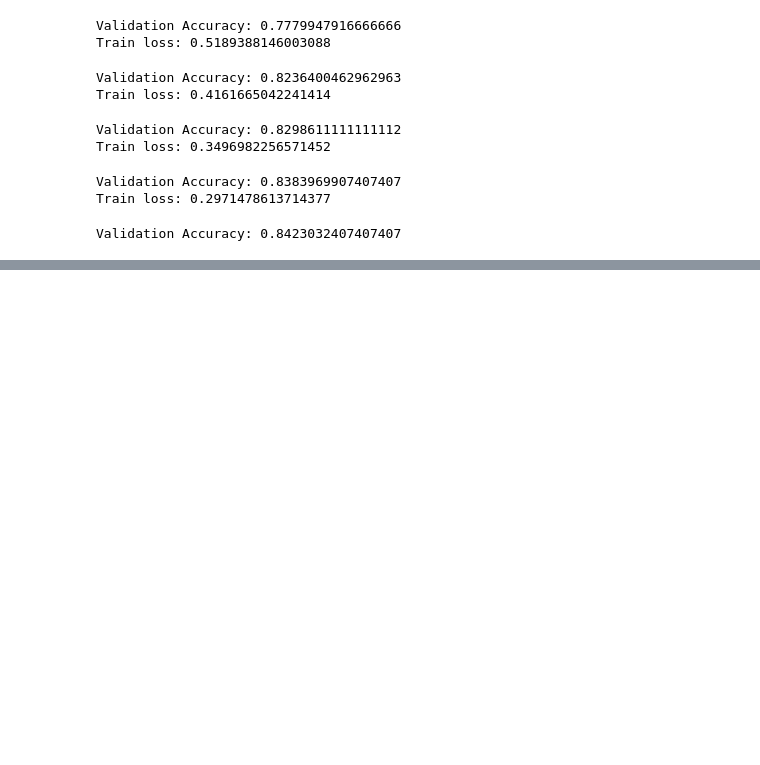
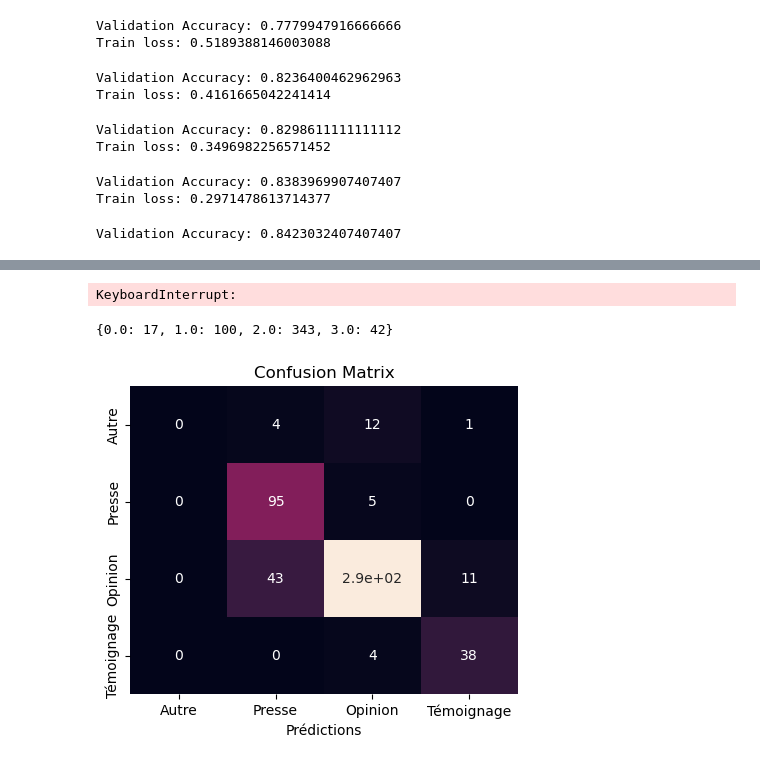
Before and after one commit to claralga/Metoo, a Jupyter notebook: modele_classif.ipynb, the cells around one changed output, grey strips where cells are left out. Cells and saved outputs as stored; diff of their text form; code cells hidden in the pictures; blank space fills up the shorter version.

Commit message:
modele

```diff
--- a/modele_classif.ipynb
+++ b/modele_classif.ipynb
@@ -146,7 +144,7 @@ for seq in input_ids:
 Truncation was not explicitly activated but `max_length` is provided a specific value, please use `truncation=True` to explicitly truncate examples to max length. Defaulting to 'longest_first' truncat ...
 # %%
 train_inputs, validation_inputs, train_labels, validation_labels, train_masks, validation_masks = train_test_split(input_ids, labels, attention_masks,
-                                                            random_state=42, test_size=0.4)
+                                                            random_state=42, test_size=0.4, stratify = labels)
 
 # Convert all of our data into torch tensors, the required datatype for our model
 train_inputs = torch.tensor(train_inputs)
@@ -259,2 +267,25 @@ from sklearn.metrics import confusion_matrix
+# %%
+predictions_val = predict(model, validation_dataloader)
+# %% [output]
+KeyboardInterrupt:
+# %%
+unique, counts = np.unique(validation_labels.numpy(), return_counts=True)
+label_counts = dict(zip(unique, counts))
+print(label_counts)
+# %% [output]
+{0.0: 17, 1.0: 100, 2.0: 343, 3.0: 42}
 # %%
-cm = confusion_matrix(y_test, y_pred)
+cm = confusion_matrix(validation_labels, predictions)
+# %%
+cm_df = pd.DataFrame(cm,
+                     index = ['Autre','Presse','Opinion','Témoignage'],
+                     columns = ['Autre','Presse','Opinion','Témoignage'])
+# %%
+plt.figure(figsize=(5,4))
+sns.heatmap(cm_df, annot=True, cbar = False)
+plt.title('Confusion Matrix')
+plt.ylabel('')
+plt.xlabel('Prédictions')
+plt.show()
+# %% [output]
+[figure, added]
```
Also changed, not shown: parts of 5 cells of this notebook.
